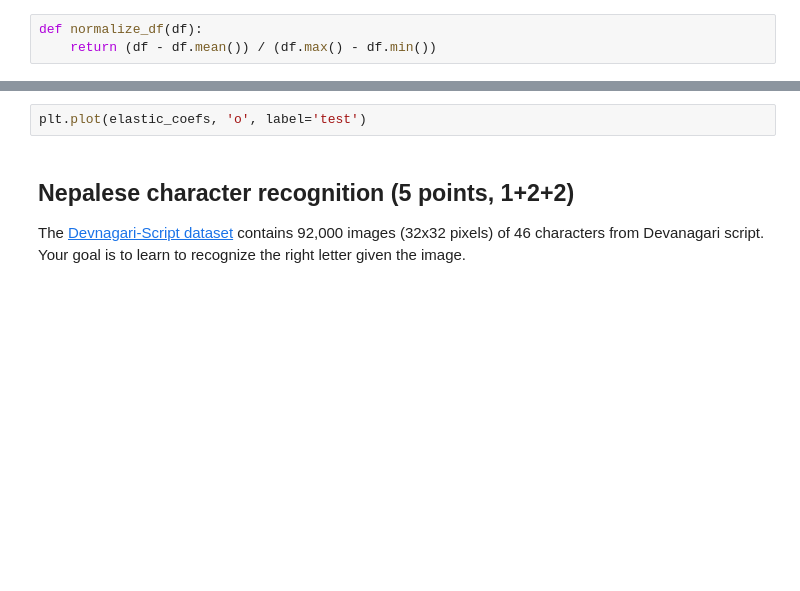
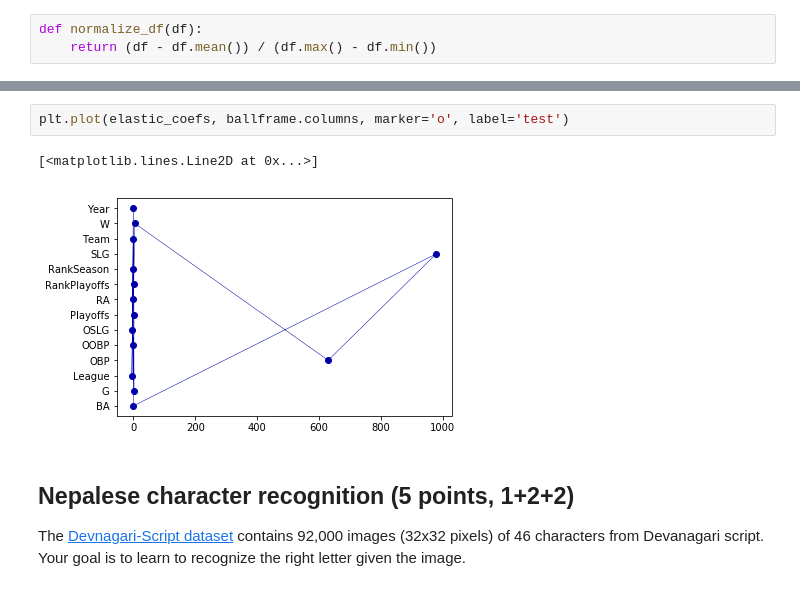
Before and after one commit to schneiderjan/2imm20-assignments, a Jupyter notebook: Assignment 1.ipynb, the cells around one changed output, grey strips where cells are left out. Saved outputs shown, nothing was run; the diff lists cells and outputs as text; blank space fills up the shorter version.

Commit message:
Simple feature plot test 1

```diff
--- a/Assignment 1.ipynb
+++ b/Assignment 1.ipynb
@@ -300,5 +464,8 @@ print(elastic_coefs_df)
 # %%
-plt.plot(elastic_coefs, 'o', label='test')
+plt.plot(elastic_coefs, ballframe.columns, marker='o', label='test')
+# %% [output]
+[<matplotlib.lines.Line2D at 0x...>]
+[figure, added]
 # %% [markdown]
 ## Nepalese character recognition (5 points, 1+2+2)
 The [Devnagari-Script dataset](https://www.openml.org/d/40923) contains 92,000 images (32x32 pixels) of 46 characters from Devanagari script. Your goal is to learn to recognize the right letter given the image.
```
Also changed, not shown: parts of 22 cells of this notebook.
